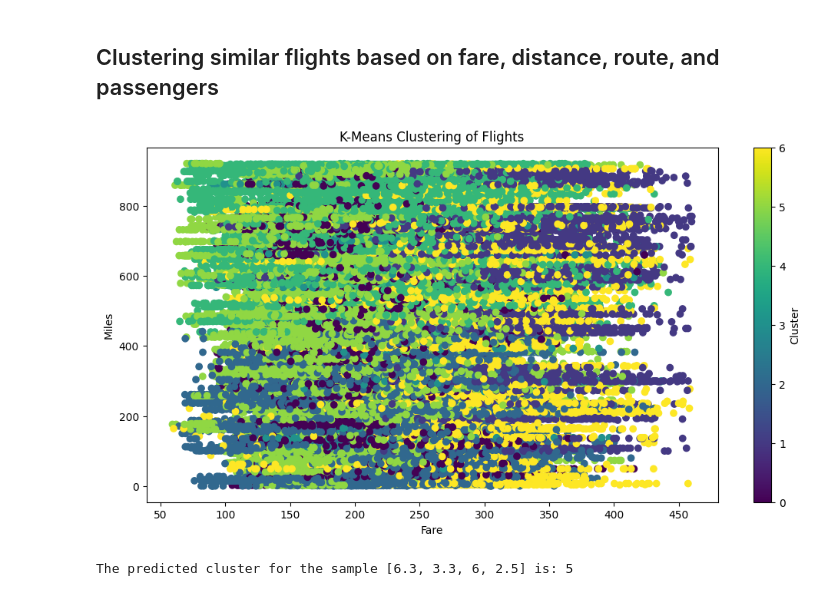
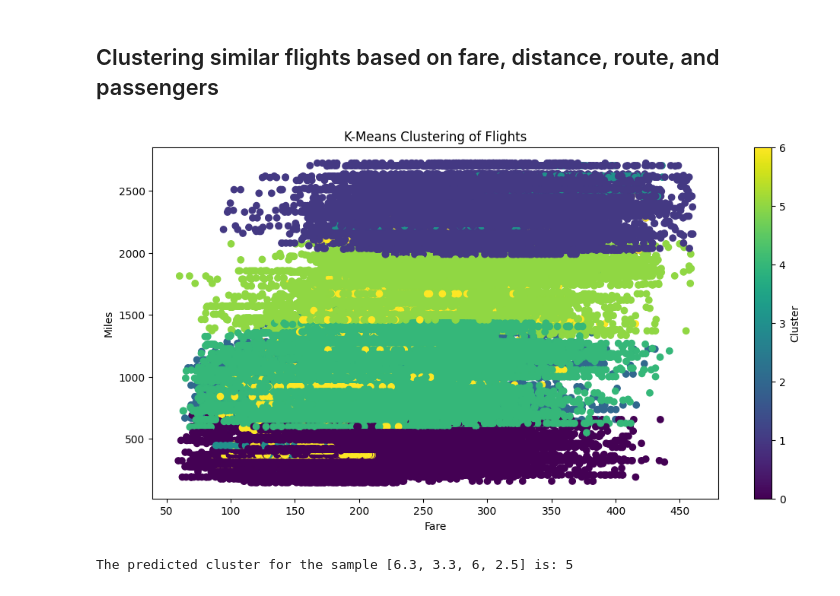
Before and after one commit to Rinekochan/Innovation-Project, a Jupyter notebook: notebook/test.ipynb, the cells around one changed output. Saved outputs shown, nothing was run; the diff lists cells and outputs as text; code cells hidden in the pictures.

```diff
--- a/notebook/test.ipynb
+++ b/notebook/test.ipynb
@@ -554,14 +554,14 @@ all_predictions = model.predict(features)
 # %%
 # Plot clustering results
 plt.figure(figsize=(12, 6))
-plt.scatter(df['Fare'], df['RouteEncoded'], c=all_predictions, marker='o')
+plt.scatter(df['Fare'], df['Miles'], c=all_predictions, marker='o')
 plt.title('K-Means Clustering of Flights')
 plt.xlabel('Fare')
 plt.ylabel('Miles')
 plt.colorbar(label='Cluster')
 plt.show()
 # %% [output]
-[figure, old version]
+[figure, new version]
 # %%
 predicted_label = model.predict([[3, 2, 3, 2]])
 print(f'The predicted cluster for the sample [6.3, 3.3, 6, 2.5] is: {predicted_label[0]}')
```
